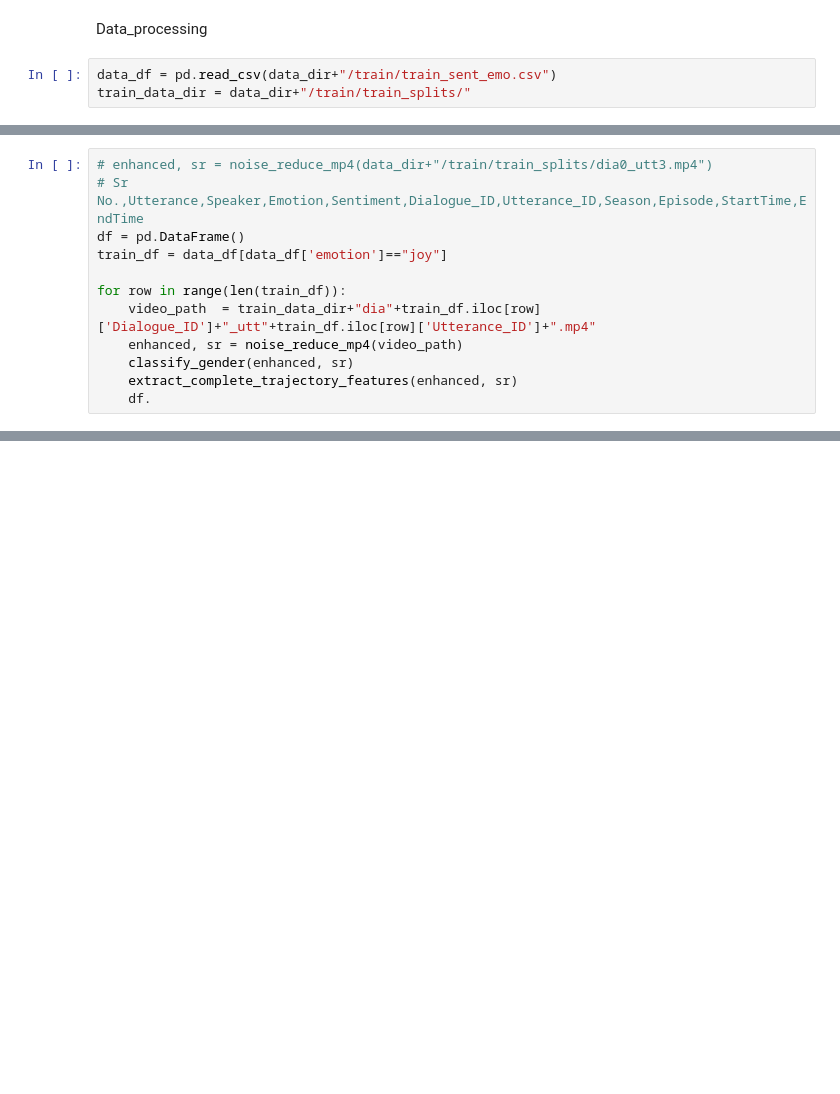
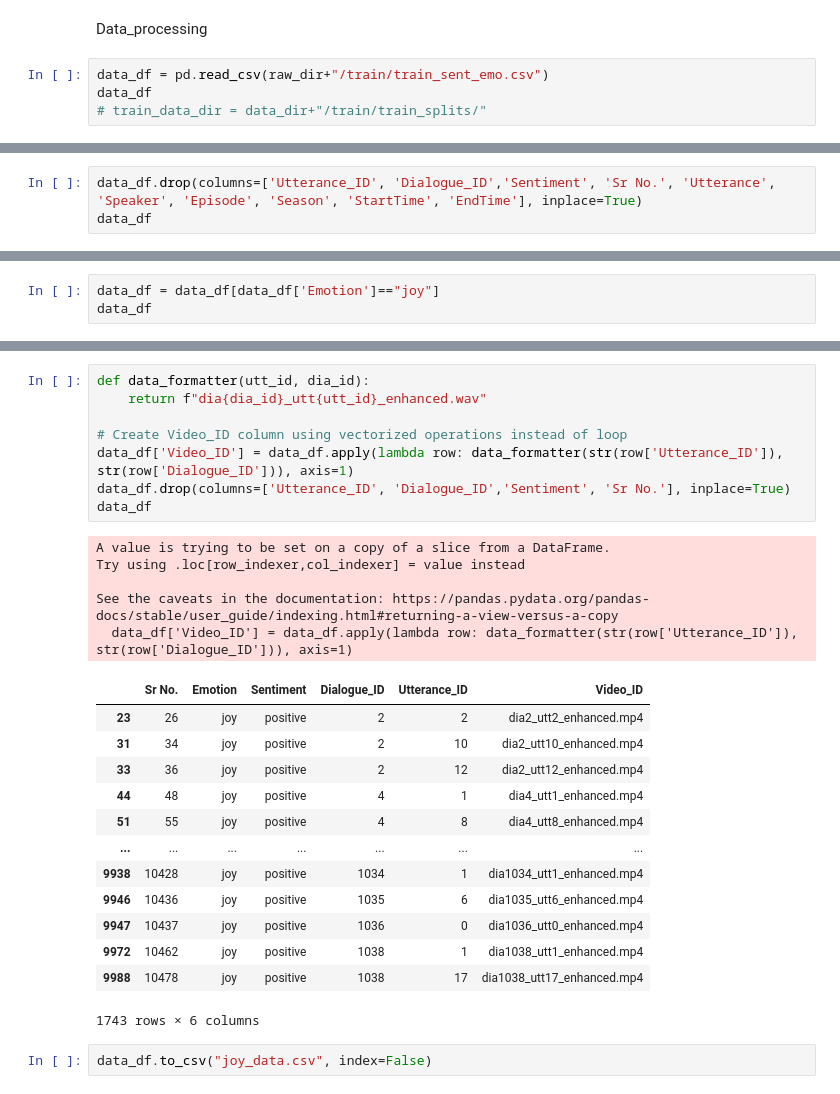
Before and after one commit to YechanJung/pknu25_05, a Jupyter notebook: Audio/feature_extracting.ipynb, the cells around one changed output, grey strips where cells are left out. Saved outputs shown, nothing was run; the diff lists cells and outputs as text; blank space fills up the shorter version.

```diff
--- a/Audio/feature_extracting.ipynb
+++ b/Audio/feature_extracting.ipynb
@@ -10,5 +9,6 @@ data_dir = os.getenv("DATA_DIR")
 # %% [markdown]
 Data_processing
 # %%
-data_df = pd.read_csv(data_dir+"/train/train_sent_emo.csv")
-train_data_dir = data_dir+"/train/train_splits/"
+data_df = pd.read_csv(raw_dir+"/train/train_sent_emo.csv")
+data_df
+# train_data_dir = data_dir+"/train/train_splits/"
@@ -15,12 +29,3 @@ train_data_dir = data_dir+"/train/train_splits/"
-# %%
-# enhanced, sr = noise_reduce_mp4(data_dir+"/train/train_splits/dia0_utt3.mp4")
-# Sr No.,Utterance,Speaker,Emotion,Sentiment,Dialogue_ID,Utterance_ID,Season,Episode,StartTime,EndTime
-df = pd.DataFrame()
-train_df = data_df[data_df['emotion']=="joy"]
-
-for row in range(len(train_df)):
-    video_path  = train_data_dir+"dia"+train_df.iloc[row]['Dialogue_ID']+"_utt"+train_df.iloc[row]['Utterance_ID']+".mp4"
-    enhanced, sr = noise_reduce_mp4(video_path)
-    classify_gender(enhanced, sr)
-    extract_complete_trajectory_features(enhanced, sr)
-    df.
+# %%
+data_df.drop(columns=['Utterance_ID', 'Dialogue_ID','Sentiment', 'Sr No.', 'Utterance', 'Speaker', 'Episode', 'Season', 'StartTime', 'EndTime'], inplace=True)
+data_df
@@ -26,0 +46,3 @@ for row in range(len(train_df)):
+# %%
+data_df = data_df[data_df['Emotion']=="joy"]
+data_df
@@ -26,0 +63,29 @@ for row in range(len(train_df)):
+# %%
+def data_formatter(utt_id, dia_id):
+    return f"dia{dia_id}_utt{utt_id}_enhanced.wav"
+
+# Create Video_ID column using vectorized operations instead of loop
+data_df['Video_ID'] = data_df.apply(lambda row: data_formatter(str(row['Utterance_ID']), str(row['Dialogue_ID'])), axis=1)
+data_df.drop(columns=['Utterance_ID', 'Dialogue_ID','Sentiment', 'Sr No.'], inplace=True)
+data_df
+# %% [output]
+A value is trying to be set on a copy of a slice from a DataFrame.
+Try using .loc[row_indexer,col_indexer] = value instead
+
+See the caveats in the documentation: https://pandas.pydata.org/pandas-docs/stable/user_guide/indexing.html#returning-a-view-versus-a-copy
+  data_df['Video_ID'] = data_df.apply(lambda row: data_formatter(str(row['Utterance_ID']), str(row['Dialogue_ID'])), axis=1)
+|  | Sr No. | Emotion | Sentiment | Dialogue_ID | Utterance_ID | Video_ID |
+| 23 | 26 | joy | positive | 2 | 2 | dia2_utt2_enhanced.mp4 |
+| 31 | 34 | joy | positive | 2 | 10 | dia2_utt10_enhanced.mp4 |
+| 33 | 36 | joy | positive | 2 | 12 | dia2_utt12_enhanced.mp4 |
+| 44 | 48 | joy | positive | 4 | 1 | dia4_utt1_enhanced.mp4 |
+| 51 | 55 | joy | positive | 4 | 8 | dia4_utt8_enhanced.mp4 |
+| ... | ... | ... | ... | ... | ... | ... |
+| 9938 | 10428 | joy | positive | 1034 | 1 | dia1034_utt1_enhanced.mp4 |
+| 9946 | 10436 | joy | positive | 1035 | 6 | dia1035_utt6_enhanced.mp4 |
+| 9947 | 10437 | joy | positive | 1036 | 0 | dia1036_utt0_enhanced.mp4 |
+| 9972 | 10462 | joy | positive | 1038 | 1 | dia1038_utt1_enhanced.mp4 |
+| 9988 | 10478 | joy | positive | 1038 | 17 | dia1038_utt17_enhanced.mp4 |
+1743 rows × 6 columns
+# %%
+data_df.to_csv("joy_data.csv", index=False)
```
Also changed, not shown: parts of 6 cells of this notebook, 2 other files.
